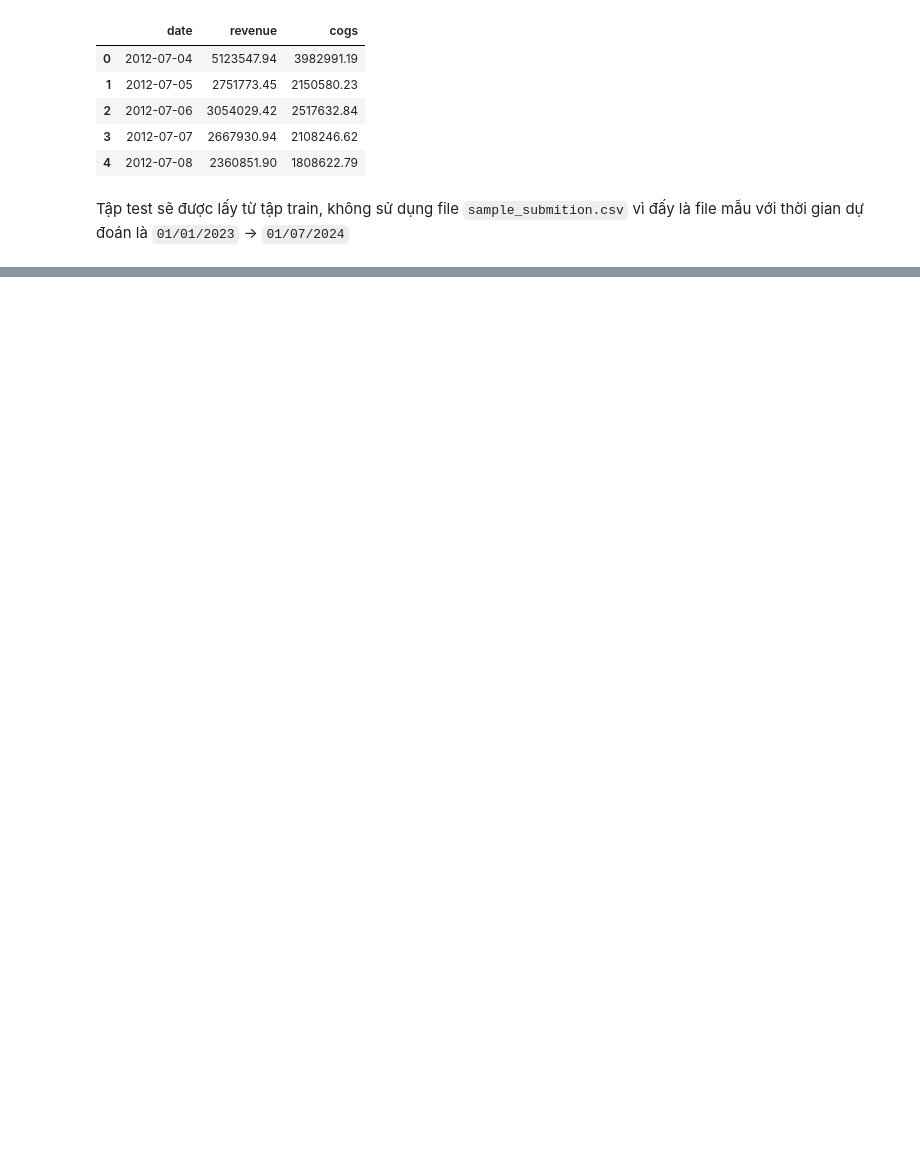
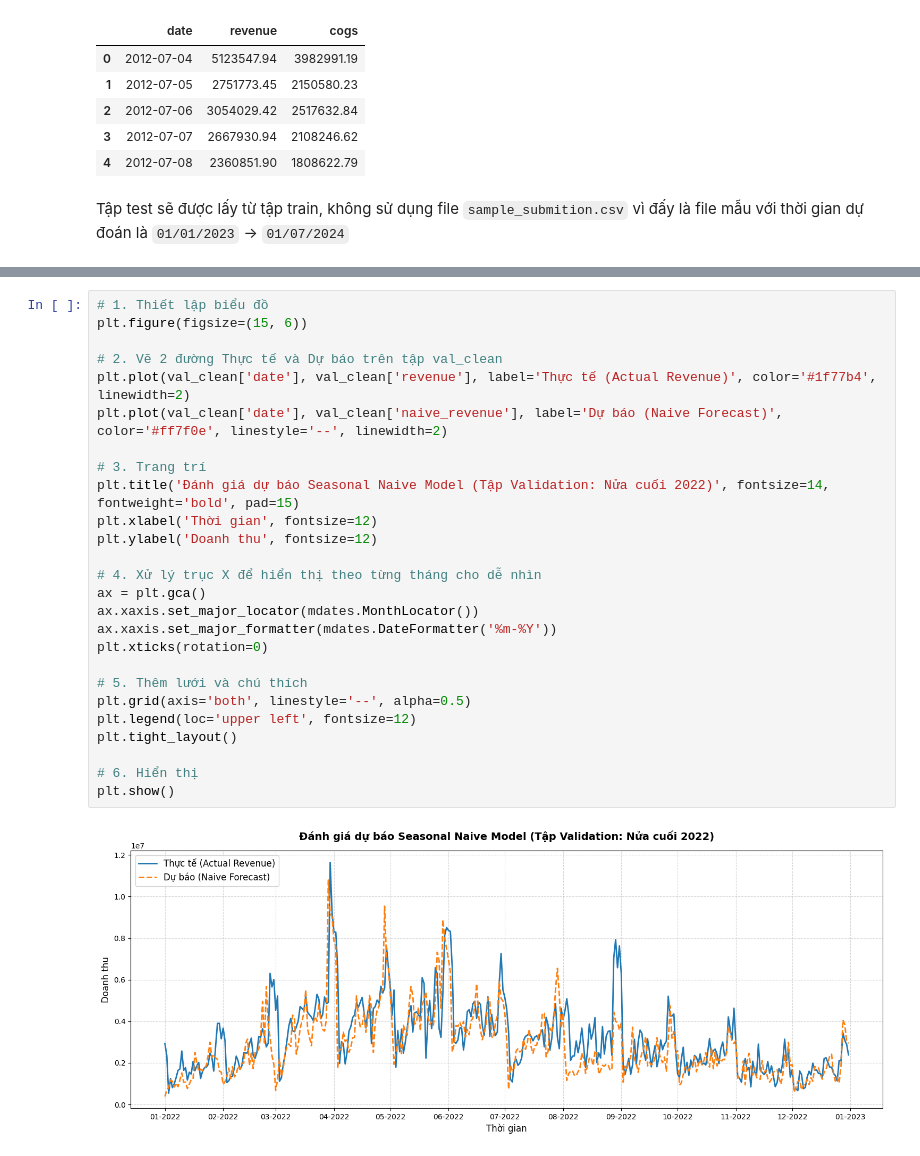
Before and after one commit to anhthu0910/vimchanhxa-datathon, a Jupyter notebook: notebooks/04_BASELINE_MODEL_.ipynb, the cells around one changed output, grey strips where cells are left out. Cells and saved outputs as stored; diff of their text form; blank space fills up the shorter version.

Commit message:
feat: finish building baseline model and plan for futures

```diff
--- a/notebooks/04_BASELINE_MODEL_.ipynb
+++ b/notebooks/04_BASELINE_MODEL_.ipynb
@@ -65,0 +137,28 @@ Trước hết, dựa trên việc khám phá dữ liệu `sales.csv` từ noteb
+# %%
+# 1. Thiết lập biểu đồ
+plt.figure(figsize=(15, 6))
+
+# 2. Vẽ 2 đường Thực tế và Dự báo trên tập val_clean
+plt.plot(val_clean['date'], val_clean['revenue'], label='Thực tế (Actual Revenue)', color='#1f77b4', linewidth=2)
+plt.plot(val_clean['date'], val_clean['naive_revenue'], label='Dự báo (Naive Forecast)', color='#ff7f0e', linestyle='--', linewidth=2)
+
+# 3. Trang trí
+plt.title('Đánh giá dự báo Seasonal Naive Model (Tập Validation: Nửa cuối 2022)', fontsize=14, fontweight='bold', pad=15)
+plt.xlabel('Thời gian', fontsize=12)
+plt.ylabel('Doanh thu', fontsize=12)
+
+# 4. Xử lý trục X để hiển thị theo từng tháng cho dễ nhìn
+ax = plt.gca()
+ax.xaxis.set_major_locator(mdates.MonthLocator())
+ax.xaxis.set_major_formatter(mdates.DateFormatter('%m-%Y'))
+plt.xticks(rotation=0)
+
+# 5. Thêm lưới và chú thích
+plt.grid(axis='both', linestyle='--', alpha=0.5)
+plt.legend(loc='upper left', fontsize=12)
+plt.tight_layout()
+
+# 6. Hiển thị
+plt.show()
+# %% [output]
+[figure, added]
```
Also changed, not shown: parts of 19 cells of this notebook, 2 other files.
